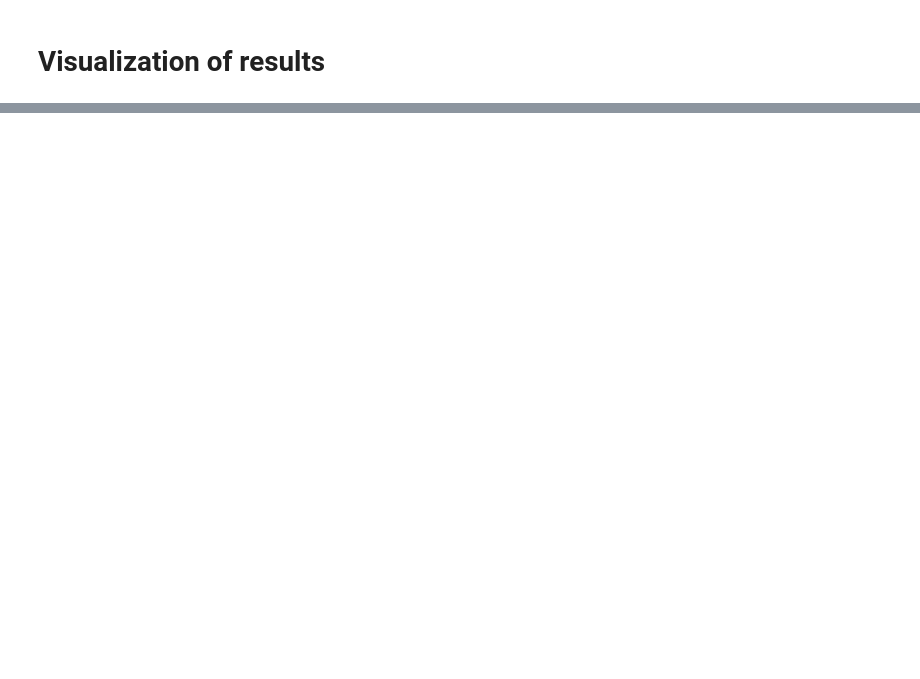
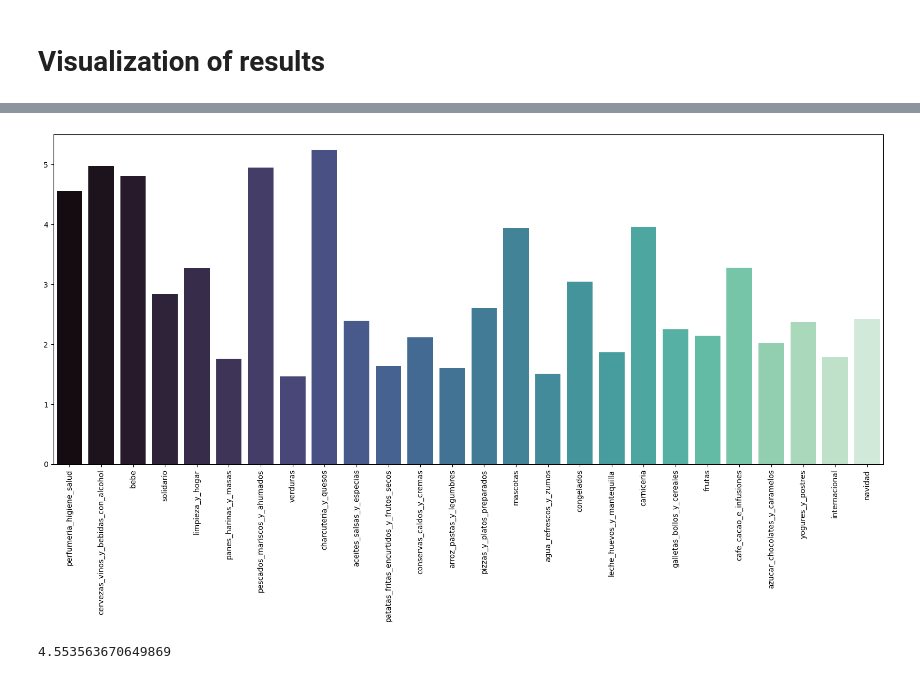
Before and after one commit to juanmolera/ETL-project, a Jupyter notebook: notebooks/5-visualization.ipynb, the cells around one changed output, grey strips where cells are left out. Drawn from its saved outputs; the diff is of its cells as text; code cells hidden in the pictures; blank space fills up the shorter version.

```diff
--- a/notebooks/5-visualization.ipynb
+++ b/notebooks/5-visualization.ipynb
@@ -21,0 +52,20 @@ scraped.head()
+# %%
+unique_categories = concatenation['category'].unique()
+
+mean_price_by_categories = {'categories': [], 'mean_prices': []}
+
+for c in tqdm(unique_categories):
+    mean_price_by_categories['categories'].append(c)
+    mean_price_by_categories['mean_prices'].append(concatenation[concatenation['category'] == c]['price'].mean())
+# %%
+plt.figure(figsize =(20,8))
+
+sns.barplot(x = mean_price_by_categories['categories'], y = mean_price_by_categories['mean_prices'], palette= "mako")
+
+plt.xticks(rotation=90);
+# %% [output]
+[figure, added]
+# %%
+concatenation[concatenation['category'] == 'perfumeria_higiene_salud']['price'].mean()
+# %% [output]
+4.553563670649869
```
Also changed, not shown: parts of 11 cells of this notebook, 6 other files.
